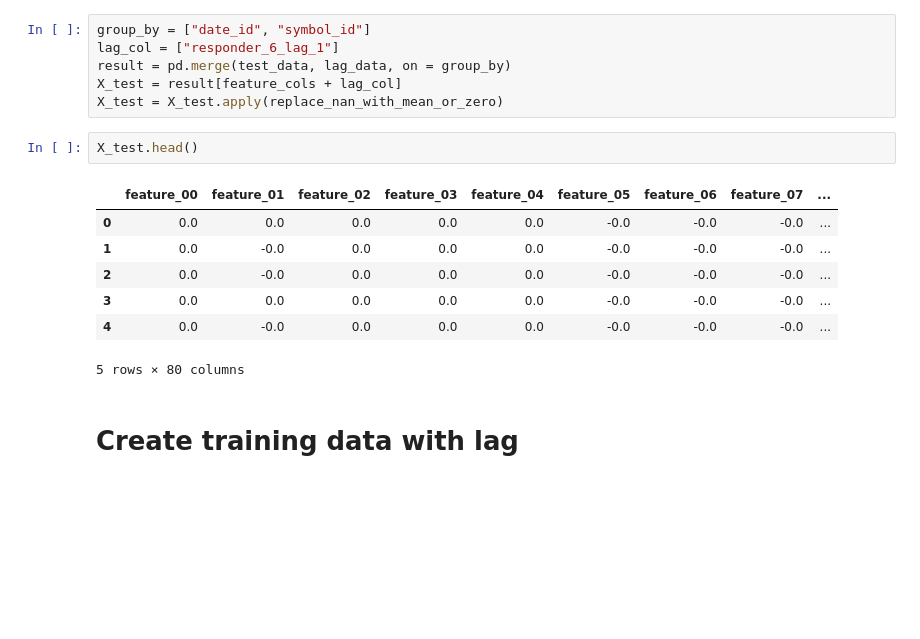
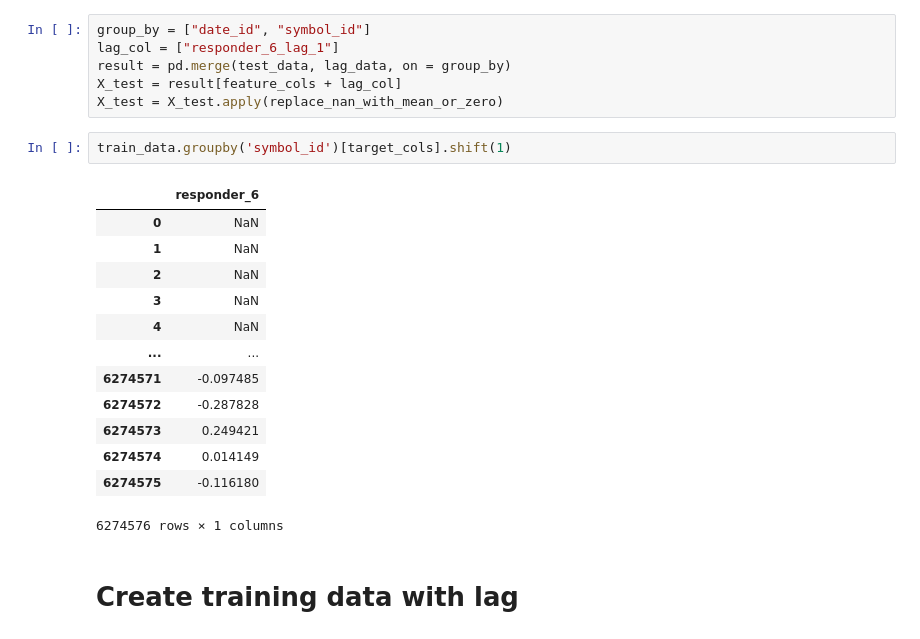
Before and after one commit to Merzenval/JaneStreet, a Jupyter notebook: main.ipynb, the cells around one changed output. Cells and saved outputs as stored; diff of their text form; blank space fills up the shorter version.

```diff
--- a/main.ipynb
+++ b/main.ipynb
@@ -75,16 +75,22 @@ lag_col = ["responder_6_lag_1"]
 result = pd.merge(test_data, lag_data, on = group_by)
 X_test = result[feature_cols + lag_col]
 X_test = X_test.apply(replace_nan_with_mean_or_zero)
-# %%
-X_test.head()
-# %% [output]
-|  | feature_00 | feature_01 | feature_02 | feature_03 | feature_04 | feature_05 | feature_06 | feature_07 | ... |
-| 0 | 0.0 | 0.0 | 0.0 | 0.0 | 0.0 | -0.0 | -0.0 | -0.0 | ... |
-| 1 | 0.0 | -0.0 | 0.0 | 0.0 | 0.0 | -0.0 | -0.0 | -0.0 | ... |
-| 2 | 0.0 | -0.0 | 0.0 | 0.0 | 0.0 | -0.0 | -0.0 | -0.0 | ... |
-| 3 | 0.0 | 0.0 | 0.0 | 0.0 | 0.0 | -0.0 | -0.0 | -0.0 | ... |
-| 4 | 0.0 | -0.0 | 0.0 | 0.0 | 0.0 | -0.0 | -0.0 | -0.0 | ... |
-5 rows × 80 columns
+# %%
+train_data.groupby('symbol_id')[target_cols].shift(1)
+# %% [output]
+|  | responder_6 |
+| 0 | NaN |
+| 1 | NaN |
+| 2 | NaN |
+| 3 | NaN |
+| 4 | NaN |
+| ... | ... |
+| 6274571 | -0.097485 |
+| 6274572 | -0.287828 |
+| 6274573 | 0.249421 |
+| 6274574 | 0.014149 |
+| 6274575 | -0.116180 |
+6274576 rows × 1 columns
 # %% [markdown]
 # Create training data with lag
 # %%
```
Also changed, not shown: parts of 6 cells of this notebook.
